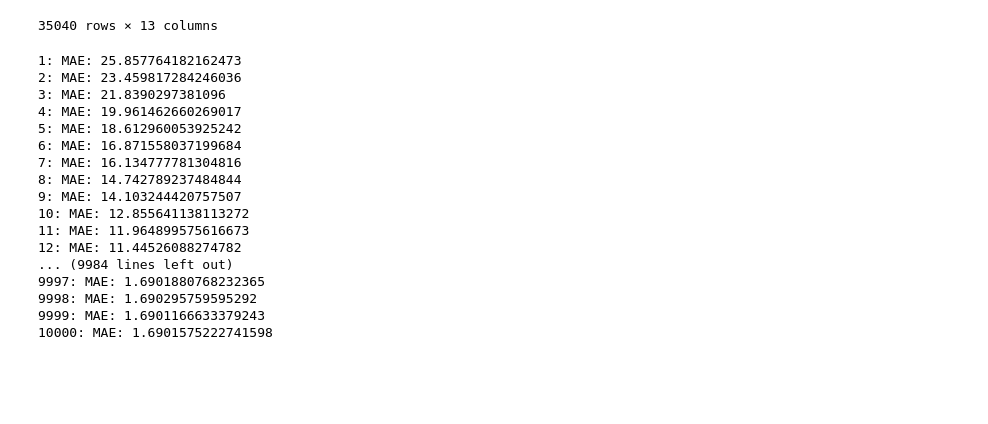
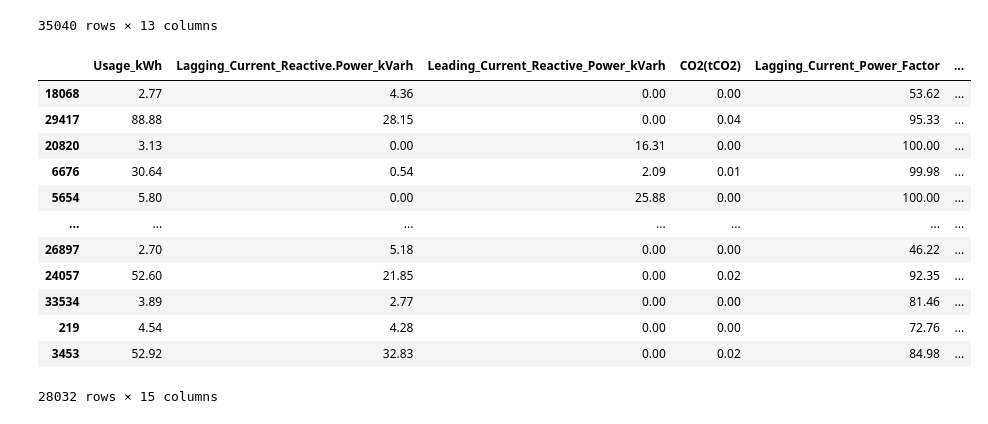
Before and after one commit to AndK37/energy-consumption-forecasting, a Jupyter notebook: energy.ipynb, the cells around one changed output. Saved outputs shown, nothing was run; the diff lists cells and outputs as text; code cells hidden in the pictures; blank space fills up the shorter version.

```diff
--- a/energy.ipynb
+++ b/energy.ipynb
@@ -94,32 +71,28 @@ df
 # %%
-n = 10000
+n = 1000
 nu = 0.1
 trees = []
 PARAMS = ['Lagging_Current_Reactive.Power_kVarh','Leading_Current_Reactive_Power_kVarh', 'CO2(tCO2)', 'Lagging_Current_Power_Factor', 'Leading_Current_Power_Factor', 'NSM', 'WeekStatus', 'Day_of_week', 'Load_Type', 'day', 'month', 'time']
-df['y_pred'] = df['Usage_kWh'].mean()
+df_train['y_pred'] = df_train['Usage_kWh'].mean()
 
 for i in range(n):
-    df['r'] = df['Usage_kWh'] - df['y_pred']
-    tree = DecisionTreeRegressor(max_depth=1)
-    tree.fit(df[PARAMS], df['r'])
-    df['y_pred'] += nu * tree.predict(df[PARAMS])
+    df_train['r'] = df_train['Usage_kWh'] - df_train['y_pred']
+    tree = DecisionTreeRegressor(max_depth=5)
+    tree.fit(df_train[PARAMS], df_train['r'])
+    df_train['y_pred'] += nu * tree.predict(df_train[PARAMS])
     trees.append(tree)
-    print(f'{i + 1}: MAE: {mean_absolute_error(df['Usage_kWh'], df['y_pred'])}')
+df_train
 # %% [output]
+|  | Usage_kWh | Lagging_Current_Reactive.Power_kVarh | Leading_Current_Reactive_Power_kVarh | CO2(tCO2) | Lagging_Current_Power_Factor | ... |
+| 18068 | 2.77 | 4.36 | 0.00 | 0.00 | 53.62 | ... |
+| 29417 | 88.88 | 28.15 | 0.00 | 0.04 | 95.33 | ... |
+| 20820 | 3.13 | 0.00 | 16.31 | 0.00 | 100.00 | ... |
+| 6676 | 30.64 | 0.54 | 2.09 | 0.01 | 99.98 | ... |
+| 5654 | 5.80 | 0.00 | 25.88 | 0.00 | 100.00 | ... |
+| ... | ... | ... | ... | ... | ... | ... |
+| 26897 | 2.70 | 5.18 | 0.00 | 0.00 | 46.22 | ... |
+| 24057 | 52.60 | 21.85 | 0.00 | 0.02 | 92.35 | ... |
+| 33534 | 3.89 | 2.77 | 0.00 | 0.00 | 81.46 | ... |
+| 219 | 4.54 | 4.28 | 0.00 | 0.00 | 72.76 | ... |
+| 3453 | 52.92 | 32.83 | 0.00 | 0.02 | 84.98 | ... |
-1: MAE: 25.857764182162473
-2: MAE: 23.459817284246036
-3: MAE: 21.8390297381096
-4: MAE: 19.961462660269017
-5: MAE: 18.612960053925242
-6: MAE: 16.871558037199684
-7: MAE: 16.134777781304816
-8: MAE: 14.742789237484844
-9: MAE: 14.103244420757507
-10: MAE: 12.855641138113272
-11: MAE: 11.964899575616673
-12: MAE: 11.44526088274782
-... (9984 lines left out)
-9997: MAE: 1.6901880768232365
-9998: MAE: 1.690295759595292
-9999: MAE: 1.6901166633379243
-10000: MAE: 1.6901575222741598
+28032 rows × 15 columns
```
Also changed, not shown: parts of 10 cells of this notebook.
